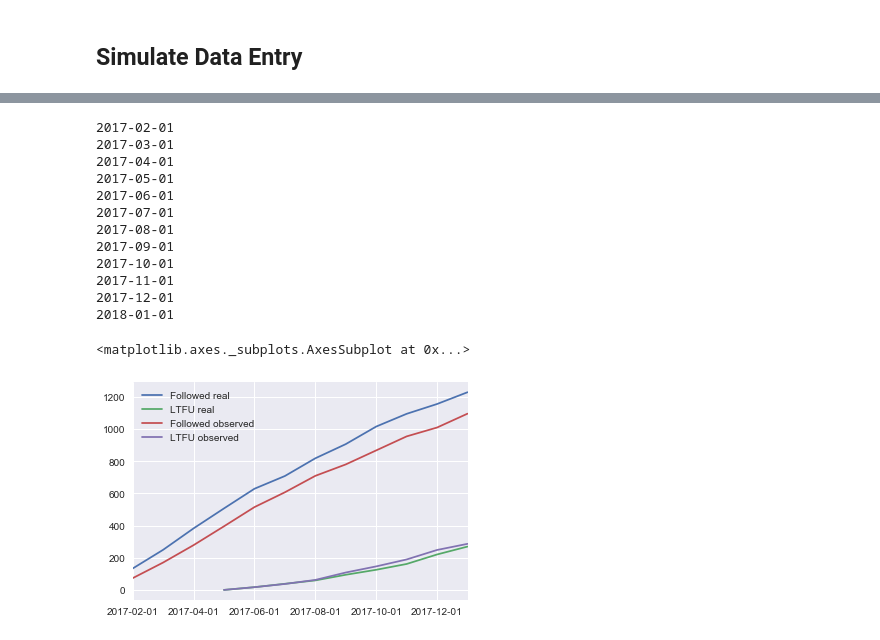
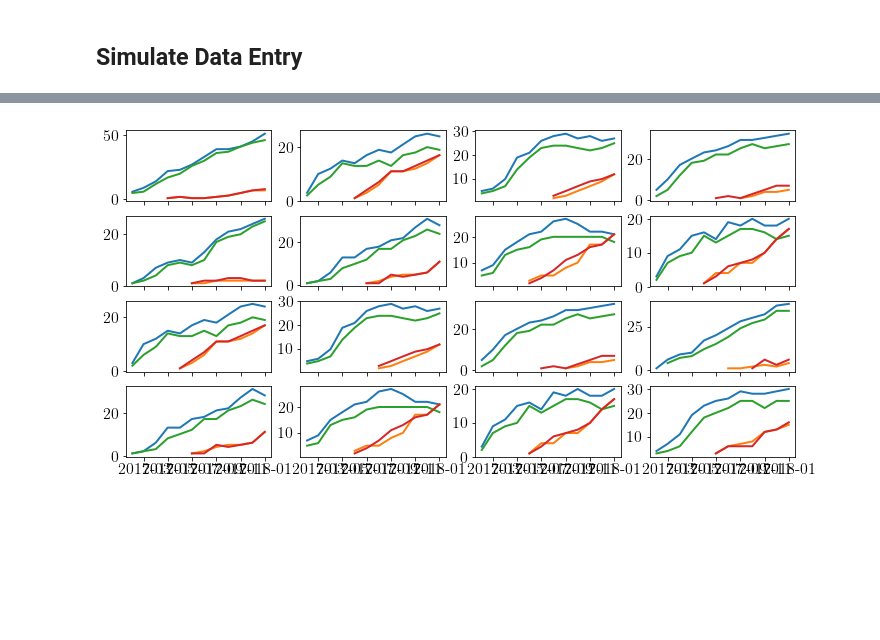
Before and after one commit to grlurton/hiv_retention_metrics, a Jupyter notebook: notebooks/Simple HIV Cohort Model.ipynb, the cells around one changed output, grey strips where cells are left out. Cells and saved outputs as stored; diff of their text form; code cells hidden in the pictures; blank space fills up the shorter version.

Commit message:
Simulation with multiple profiles and plotting

```diff
--- a/notebooks/Simple HIV Cohort Model.ipynb
+++ b/notebooks/Simple HIV Cohort Model.ipynb
@@ -133,7 +204,7 @@ def create_data_entry_date(data, delta):
     data['date_entered'] = data.visit_date + data.delta
     data['patient_id']= full_database.index
     data = data.reset_index()
-    data = data.groupby('patient_id').apply(caf.get_first_visit_date)
+    data = data.groupby(['facility','patient_id']).apply(caf.get_first_visit_date)
     return data
 # %%
 data1 = create_data_entry_date(full_database, 0)
@@ -151,10 +222,10 @@ months_of_interest = ['2017-02-01', '2017-03-01', '2017-04-01', '2017-05-01',
 def make_report_trail(data, months_of_interest):
     months_reports = {}
     for month in months_of_interest:
-        print(month)
         out = data.groupby(data.patient_id).apply(caf.status_patient, reference_date = month,
                                                 analysis_date = month, grace_period = 90)
-        months_reports[month] = out.status.value_counts()
+        if len(out) > 0 :
+            months_reports[month] = out.status.value_counts()
     return pd.DataFrame.from_dict(months_reports, orient='index')
 # %%
-report_1 = make_report_trail(data1, months_of_interest)
+report_1 = data1.groupby('facility').apply(make_report_trail, months_of_interest)
@@ -174,23 +232,14 @@ report_1 = make_report_trail(data1, months_of_interest)
 # %%
-report_2 = make_report_trail(data2, months_of_interest)
+report_2 = data2.groupby('facility').apply(make_report_trail, months_of_interest)
-# %% [output]
-2017-02-01
-2017-03-01
-2017-04-01
-2017-05-01
-2017-06-01
-2017-07-01
-2017-08-01
-2017-09-01
-2017-10-01
-2017-11-01
-2017-12-01
-2018-01-01
 # %%
 complete_reports = report_1.merge(report_2, 'left', left_index = True , right_index=True ,
                                   suffixes=(' real', ' observed'))
-# %%
-complete_reports.interpolate().plot()
-# %% [output]
-<matplotlib.axes._subplots.AxesSubplot at 0x...>
-[figure, removed]
+# %%
+f, axarr = plt.subplots(4,4, sharex=True)
+for a in range(4):
+    for b in range(4):
+        dat = complete_reports.loc[list(complete_reports.index.levels[0])[2*b + a]]
+        dat.index = pd.to_datetime(dat.index)
+        axarr[a,b].plot(dat) ;
+# %% [output]
+[figure, added]
```
Also changed, not shown: parts of 9 cells of this notebook, 1 other file.
